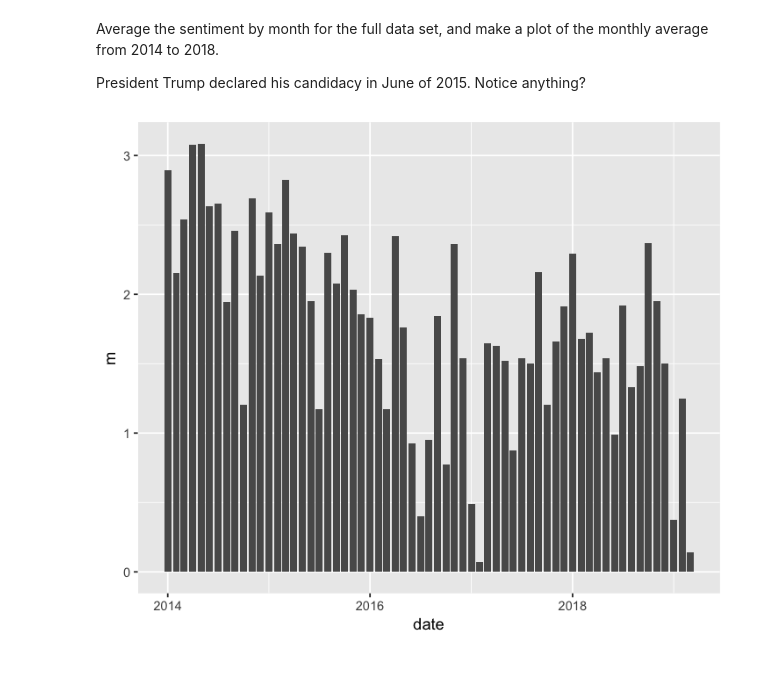
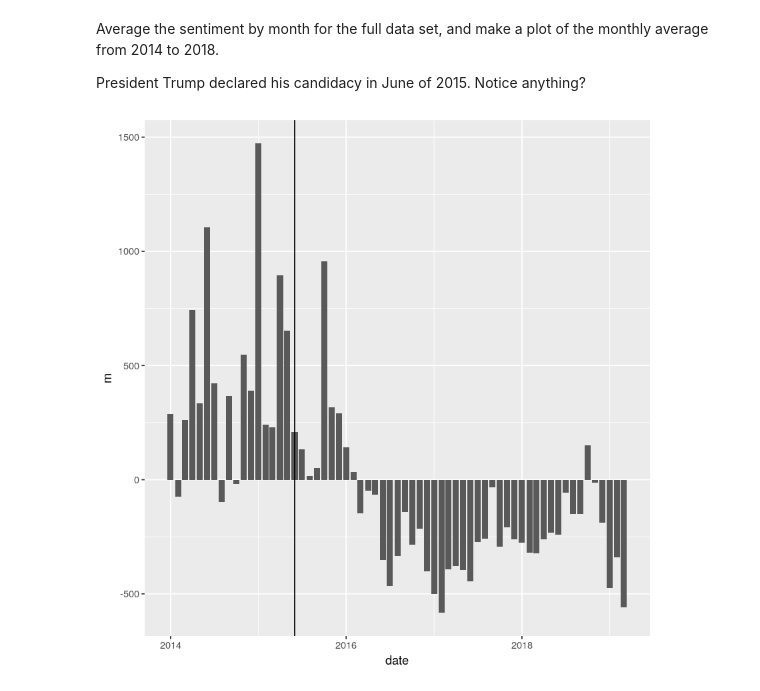
Before and after one commit to terhorst/stats306, a Jupyter notebook: lecture15/Lecture15.ipynb, the cells around one changed output. Cells and saved outputs as stored; diff of their text form; code cells hidden in the pictures.

```diff
--- a/lecture15/Lecture15.ipynb
+++ b/lecture15/Lecture15.ipynb
@@ -306,8 +306,8 @@ President Trump declared his candidacy in June of 2015. Notice anything?
 # %%
 trump_sentiments %>% mutate(
         date=make_date(year, month, 1)
 ) %>% filter(year >= 2014) %>% group_by(date) %>%
-    summarize(m = mean(s)) %>%
-    ggplot + geom_col(aes(x = date, y = m))
+    summarize(m = sum(s)) %>% mutate(m = m - mean(m))  %>%
+    ggplot + geom_col(aes(x = date, y = m)) + geom_vline(xintercept = mdy("June 1, 2015"))
 # %% [output]
-[figure, old version]
+[figure, new version]
```
